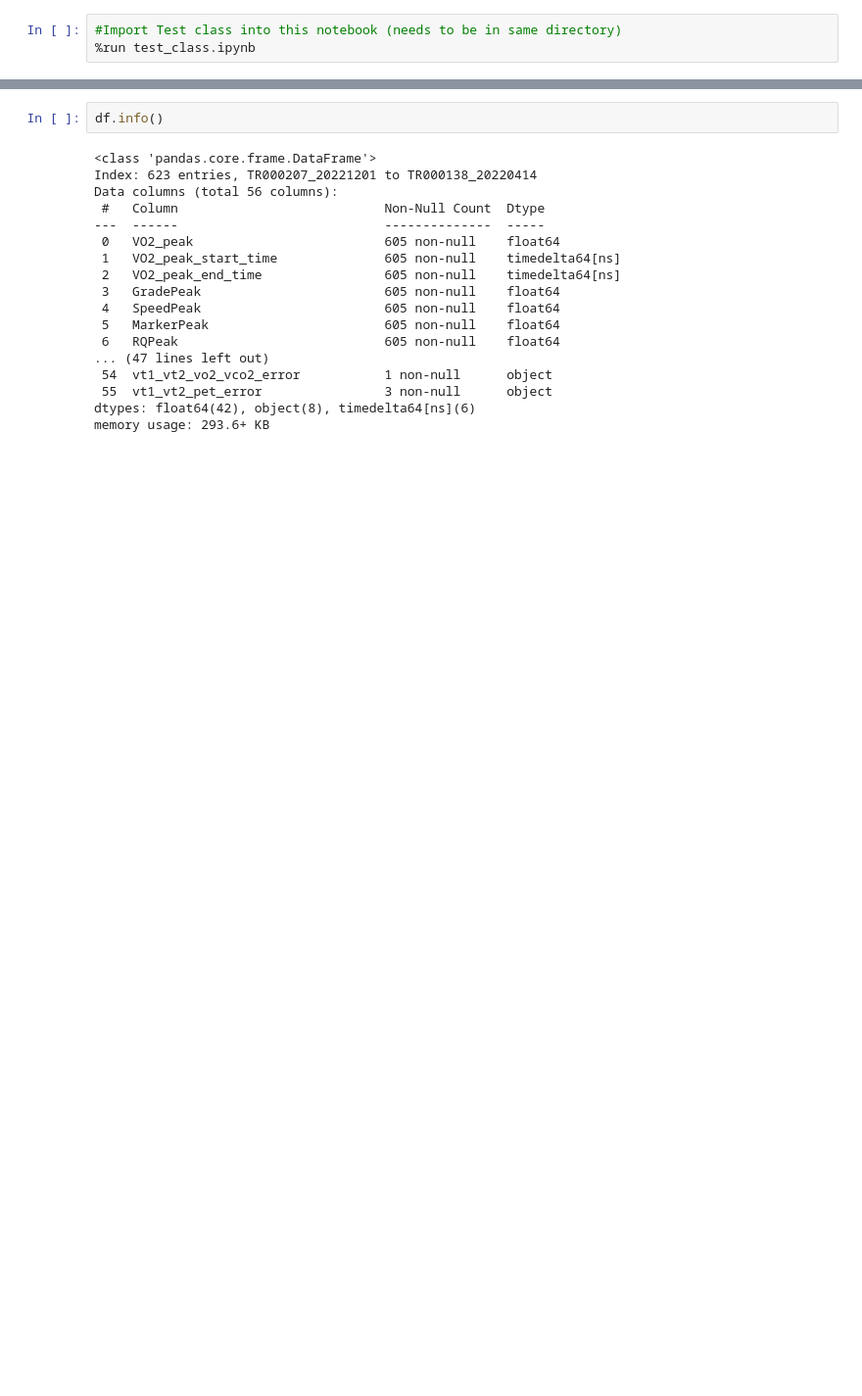
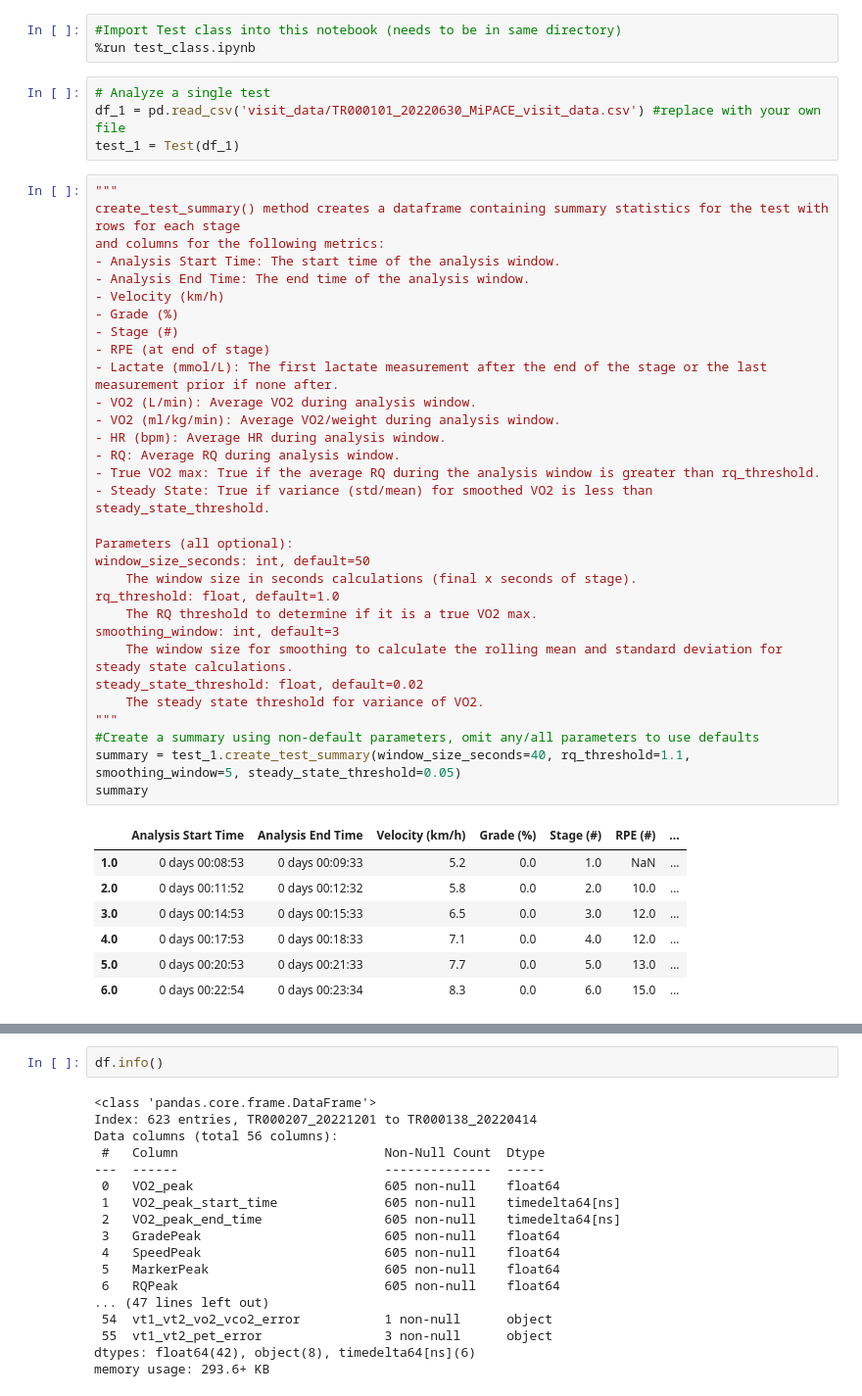
Before and after one commit to myschne/SI485Project, a Jupyter notebook: feat_ext.ipynb, the cells around one changed output, grey strips where cells are left out. Shown at 98% size. Drawn from its saved outputs; the diff is of its cells as text; blank space fills up the shorter version.

Commit message:
final analysis/walkthrough file

```diff
--- a/feat_ext.ipynb
+++ b/feat_ext.ipynb
@@ -1,3 +1,46 @@
 # %%
 #Import Test class into this notebook (needs to be in same directory)
 %run test_class.ipynb
+# %%
+# Analyze a single test
+df_1 = pd.read_csv('visit_data/TR000101_20220630_MiPACE_visit_data.csv') #replace with your own file
+test_1 = Test(df_1)
+# %%
+"""
+create_test_summary() method creates a dataframe containing summary statistics for the test with rows for each stage
+and columns for the following metrics:
+- Analysis Start Time: The start time of the analysis window.
+- Analysis End Time: The end time of the analysis window.
+- Velocity (km/h)
+- Grade (%)
+- Stage (#)
+- RPE (at end of stage)
+- Lactate (mmol/L): The first lactate measurement after the end of the stage or the last measurement prior if none after.
+- VO2 (L/min): Average VO2 during analysis window.
+- VO2 (ml/kg/min): Average VO2/weight during analysis window.
+- HR (bpm): Average HR during analysis window.
+- RQ: Average RQ during analysis window.
+- True VO2 max: True if the average RQ during the analysis window is greater than rq_threshold.
+- Steady State: True if variance (std/mean) for smoothed VO2 is less than steady_state_threshold.
+
+Parameters (all optional):
+window_size_seconds: int, default=50
+    The window size in seconds calculations (final x seconds of stage).
+rq_threshold: float, default=1.0
+    The RQ threshold to determine if it is a true VO2 max.
+smoothing_window: int, default=3
+    The window size for smoothing to calculate the rolling mean and standard deviation for steady state calculations.
+steady_state_threshold: float, default=0.02
+    The steady state threshold for variance of VO2.
+"""
+#Create a summary using non-default parameters, omit any/all parameters to use defaults
+summary = test_1.create_test_summary(window_size_seconds=40, rq_threshold=1.1, smoothing_window=5, steady_state_threshold=0.05)
+summary
+# %% [output]
+|  | Analysis Start Time | Analysis End Time | Velocity (km/h) | Grade (%) | Stage (#) | RPE (#) | ... |
+| 1.0 | 0 days 00:08:53 | 0 days 00:09:33 | 5.2 | 0.0 | 1.0 | NaN | ... |
+| 2.0 | 0 days 00:11:52 | 0 days 00:12:32 | 5.8 | 0.0 | 2.0 | 10.0 | ... |
+| 3.0 | 0 days 00:14:53 | 0 days 00:15:33 | 6.5 | 0.0 | 3.0 | 12.0 | ... |
+| 4.0 | 0 days 00:17:53 | 0 days 00:18:33 | 7.1 | 0.0 | 4.0 | 12.0 | ... |
+| 5.0 | 0 days 00:20:53 | 0 days 00:21:33 | 7.7 | 0.0 | 5.0 | 13.0 | ... |
+| 6.0 | 0 days 00:22:54 | 0 days 00:23:34 | 8.3 | 0.0 | 6.0 | 15.0 | ... |
```
Also changed, not shown: parts of 7 cells of this notebook.
